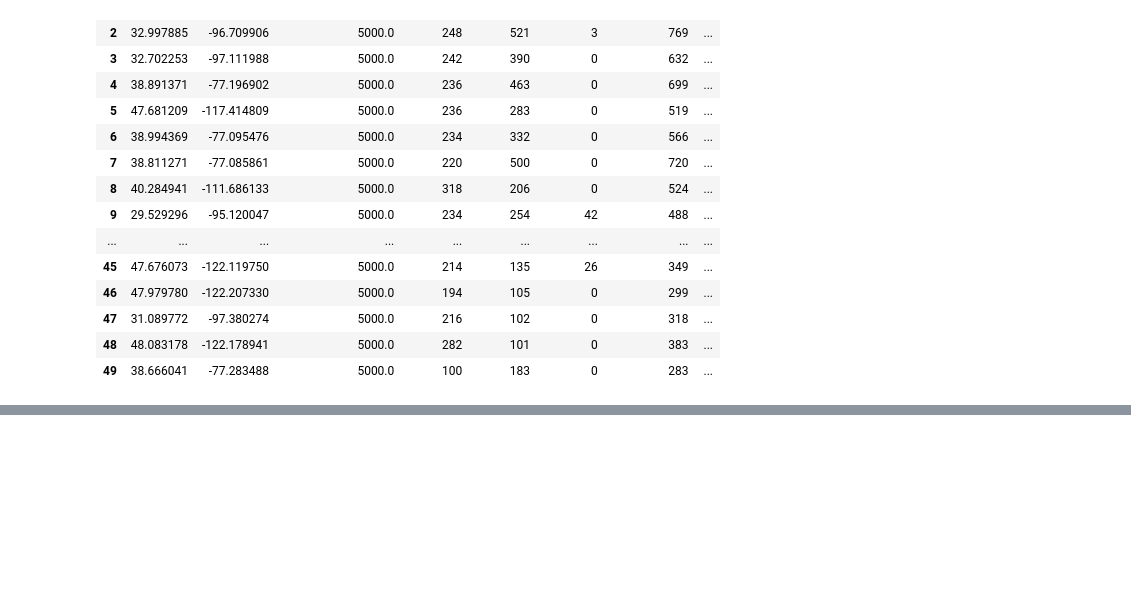
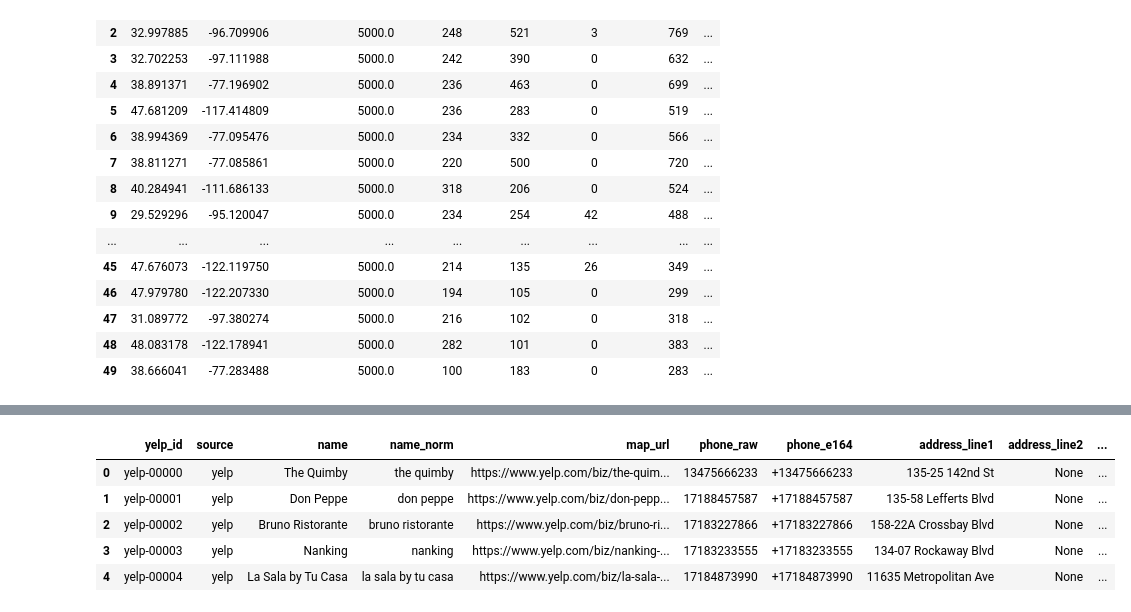
Before and after one commit to gdebus/data-integration-team-project, a Jupyter notebook: pre-processing/USA-Restaurants.ipynb, the cells around one changed output, grey strips where cells are left out. Saved outputs shown, nothing was run; the diff lists cells and outputs as text; code cells hidden in the pictures; blank space fills up the shorter version.

```diff
--- a/pre-processing/USA-Restaurants.ipynb
+++ b/pre-processing/USA-Restaurants.ipynb
@@ -1254,0 +1297,9 @@ targets_df.head(50)
+# %%
+yelp.head(5)
+# %% [output]
+|  | yelp_id | source | name | name_norm | map_url | phone_raw | phone_e164 | address_line1 | address_line2 | ... |
+| 0 | yelp-00000 | yelp | The Quimby | the quimby | https://www.yelp.com/biz/the-quim... | 13475666233 | +13475666233 | 135-25 142nd St | None | ... |
+| 1 | yelp-00001 | yelp | Don Peppe | don peppe | https://www.yelp.com/biz/don-pepp... | 17188457587 | +17188457587 | 135-58 Lefferts Blvd | None | ... |
+| 2 | yelp-00002 | yelp | Bruno Ristorante | bruno ristorante | https://www.yelp.com/biz/bruno-ri... | 17183227866 | +17183227866 | 158-22A Crossbay Blvd | None | ... |
+| 3 | yelp-00003 | yelp | Nanking | nanking | https://www.yelp.com/biz/nanking-... | 17183233555 | +17183233555 | 134-07 Rockaway Blvd | None | ... |
+| 4 | yelp-00004 | yelp | La Sala by Tu Casa | la sala by tu casa | https://www.yelp.com/biz/la-sala-... | 17184873990 | +17184873990 | 11635 Metropolitan Ave | None | ... |
```
Also changed, not shown: parts of 3 cells of this notebook, 11 other files.
